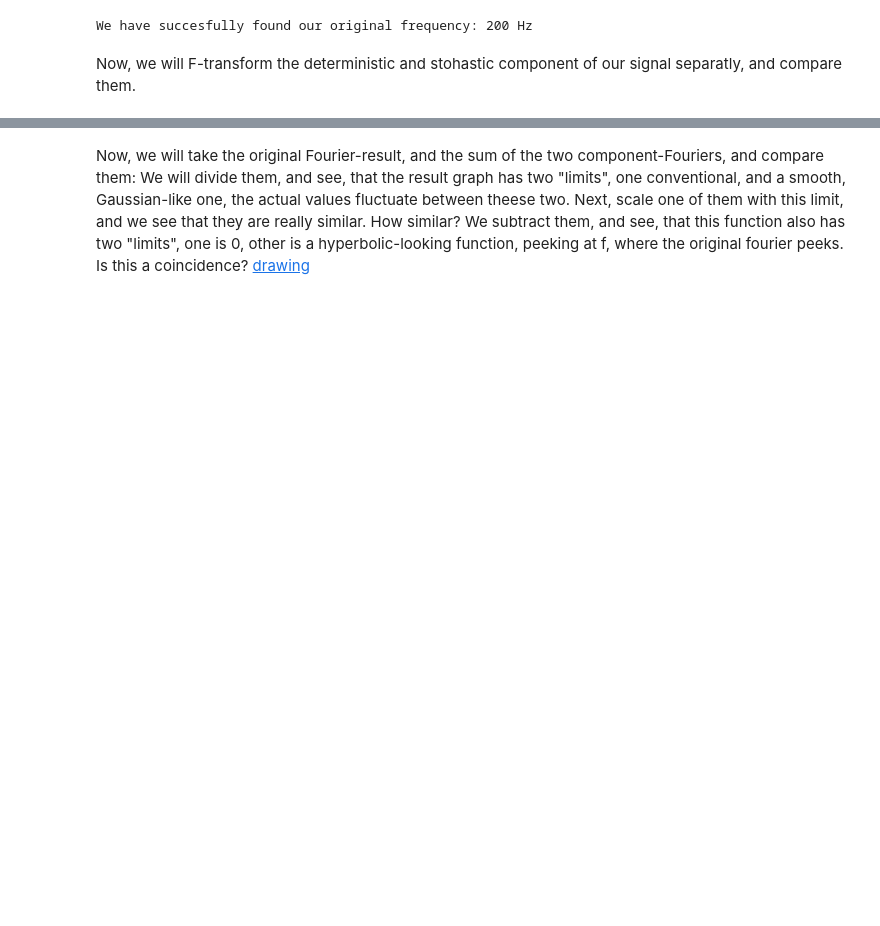
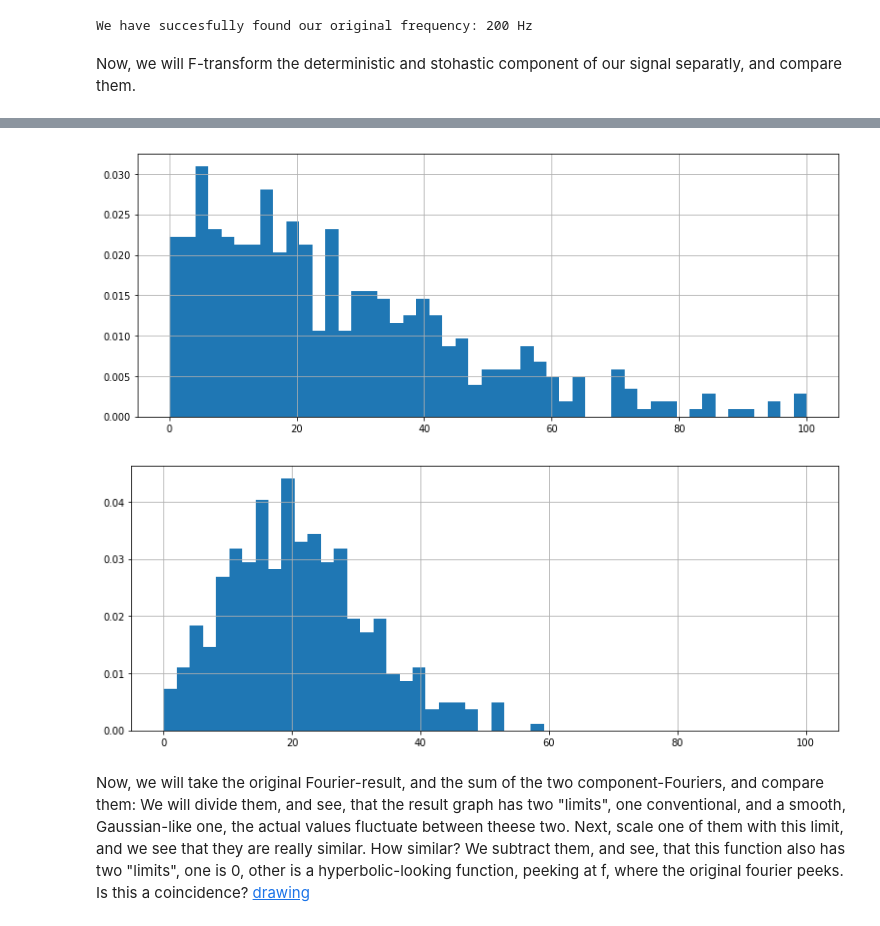
Before and after one commit to martonvavrik/fusion_research, a Jupyter notebook: waves.ipynb, the cells around one changed output, grey strips where cells are left out. Cells and saved outputs as stored; diff of their text form; code cells hidden in the pictures; blank space fills up the shorter version.

```diff
--- a/waves.ipynb
+++ b/waves.ipynb
@@ -174,3 +180,18 @@ plt.show()
+# %%
+hist_bins = np.linspace(0.0, 100, 50)
+
+plt.figure(figsize=(13,5))
+plt.hist(yf_noise*0.091,hist_bins, density=True)
+plt.grid(True)
+plt.show()
+
+plt.figure(figsize=(13,5))
+plt.hist(yfabs, hist_bins, density=True)
+plt.grid(True)
+plt.show()
+# %% [output]
+[figure, added]
+[figure, added]
 # %% [markdown]
 Now, we will take the original Fourier-result, and the sum of the two component-Fouriers, and compare them: We will divide them, and see, that the result graph has two "limits", one conventional, and a smooth, Gaussian-like one, the actual values fluctuate between theese two. Next, scale one of them with this limit, and we see that they are really similar. How similar? We subtract them, and see, that this function also has two "limits", one is 0, other is a hyperbolic-looking function, peeking at f, where the original fourier peeks. Is this a coincidence? [drawing](https://i.redd.it/nnlrafulz5701.jpg)
 # %%
```
Also changed, not shown: parts of 8 cells of this notebook.
